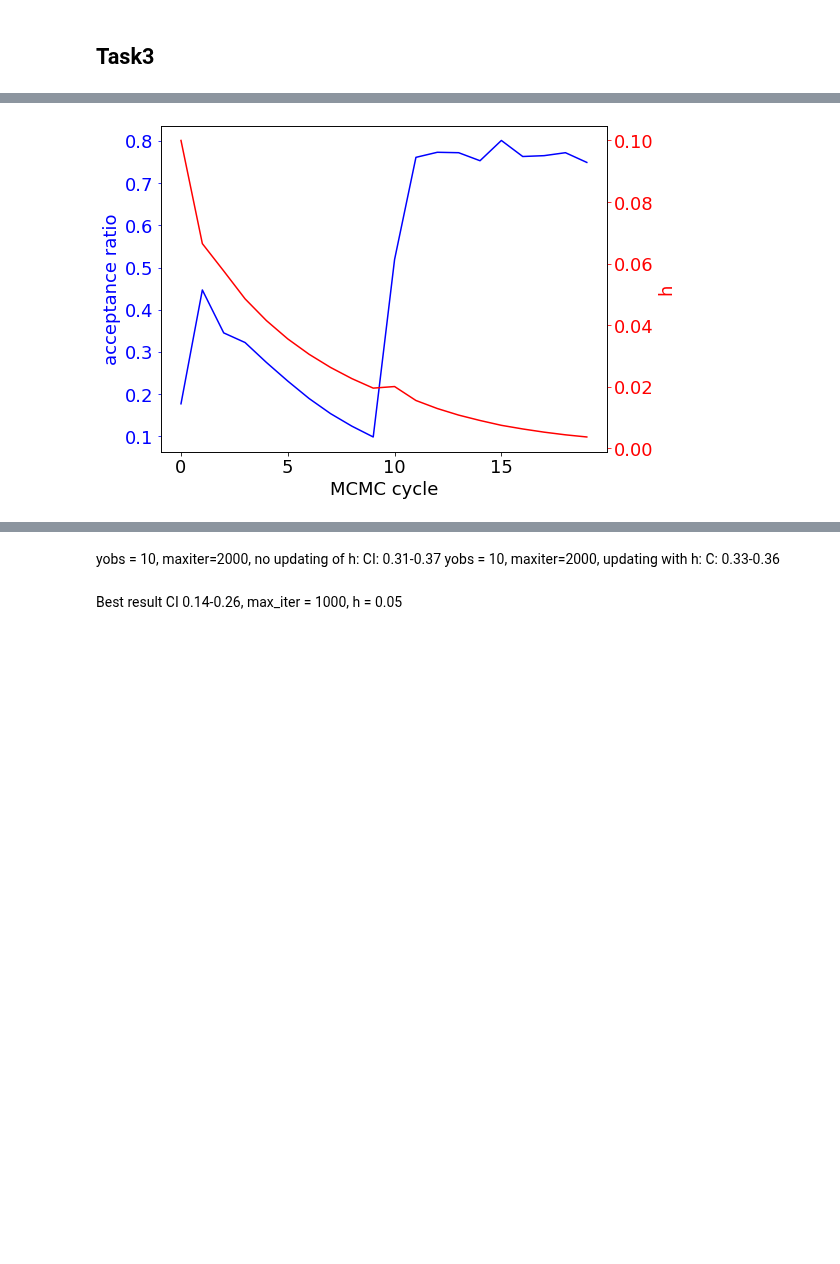
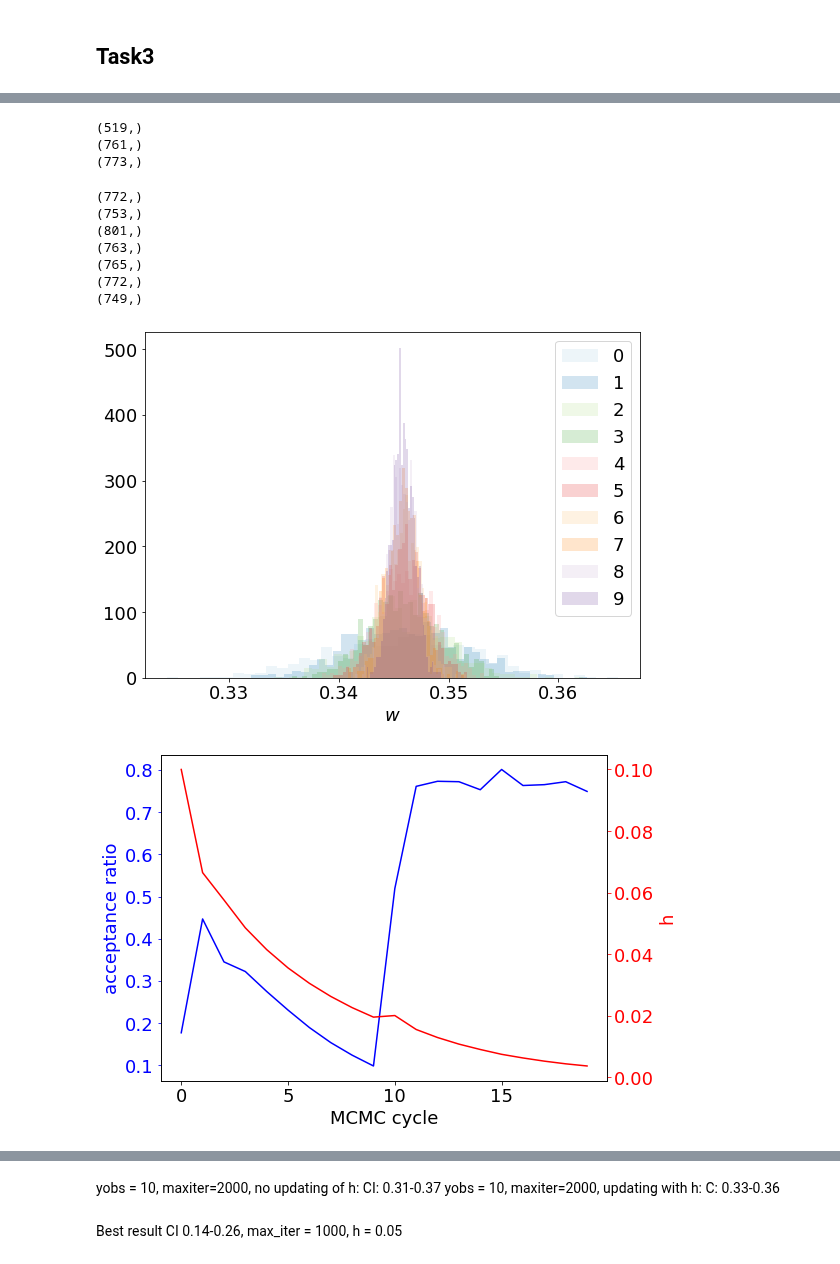
Before and after one commit to elindgren/asam_projects, a Jupyter notebook: Project3/project3_galton_board.ipynb, the cells around one changed output, grey strips where cells are left out. Drawn from its saved outputs; the diff is of its cells as text; code cells hidden in the pictures; blank space fills up the shorter version.

```diff
--- a/Project3/project3_galton_board.ipynb
+++ b/Project3/project3_galton_board.ipynb
@@ -473,0 +549,24 @@ def plot_posterior(ax, alpha, label, iteration, cycles, plot_ci=False):
+# %%
+nDatas = [1, 10, 100, 1000]
+
+statistic = 'NN'
+h = 0.2
+prior = sc.stats.uniform(0,0.5)
+alphas = []
+accs = []
+
+for nData in nDatas:
+    max_iter = int(10000/nData)
+    y_obs,_ = gen_data(nData, alpha = 0.2)
+    alpha, acc, _, prior1 = cycles_MCMC(y_obs, s_std, alpha_std,
+                                         prior=prior, max_iter = max_iter, h=h,
+                                         case=1, cycles=10, plot=False, statistic = statistic)
+    alphas.append(alpha[-1])
+    accs.append(acc)
+# %%
+fig2,ax2 = plt.subplots(figsize=(8,6))
+for i, a in enumerate(nDatas):
+    plot_posterior(ax2, alphas[i], nDatas[i],i,10)
+
+    print(f'{statistic}: {np.mean(alphas[i]):.3f} +- {np.std(alphas[i]):.4f}')
+ax.legend()
@@ -474,11 +583,11 @@ def plot_posterior(ax, alpha, label, iteration, cycles, plot_ci=False):
 # %%
-def cycles_MCMC(y_obs, s_std, alpha_std, prior, max_iter=100, h=0.5, case=1, cycles=1, plot=False):
-    statistic = 'NN'
+def cycles_MCMC(y_obs, s_std, alpha_std, prior, max_iter=100, h=0.5,updateh = True, case=1, cycles=1, plot=False,statistic = 'NN'):
 
     alphas = []
     acc_rat = []
     hs = []
-    fig,ax = plt.subplots(figsize = (8,6))
+    if plot:
+        fig,ax = plt.subplots(figsize = (8,6))
 
     for i in tqdm(range(cycles)):
         if case == 1:
@@ -490,7 +599,7 @@ def cycles_MCMC(y_obs, s_std, alpha_std, prior, max_iter=100, h=0.5, case=1, cyc
         prior = sc.stats.norm(loc=np.mean(alpha), scale=np.std(alpha))
         if plot and (i%5==0 or i==cycles-1):
             plot_posterior(ax, alpha, f'{i}', i, cycles,plot_ci=i==cycles-1)
-        if not i==0:
+        if not i==0 and updateh:
             h = h/(1 + 0.2*(acc_ratio/(acc_rat[-1])))
         hs.append(h)
         acc_rat.append(acc_ratio)
@@ -524,8 +630,8 @@ Generating MCMC1 data
 # %%
 # Then run MCMC 2 with alst post as prior
-nData = 100
-y_obs = gen_exp_data(nData) # Remove these two!
-mcmc2_file = f'saved_structures/mcmc2_nData={nData}_1000.p'
+#nData = 100
+#y_obs = gen_exp_data(nData) # Remove these two!
+mcmc2_file = f'saved_structures/mcmc2_nData={nData}.p'
 if os.path.isfile(mcmc2_file):
     print('Loading pickled MCMC2 data')
     data = pickle.load(open( mcmc2_file, "rb" ))
@@ -544,22 +648,37 @@ Generating MCMC2 data
 # %%
 acc_rat = np.concatenate([acc1, acc2])
 hs = np.concatenate([hs1, hs2])
+
+fig,ax = plt.subplots(figsize=(8,6))
+for i,a in enumerate(alphas2):
+    plot_posterior(ax, a, f'{i}',i,10)
 
 fig, ax = plt.subplots(figsize=(8,6))
 p1, = ax.plot(acc_rat, c='b', label='acceptance ratio')
 ax2 = ax.twinx()
 p2, = ax2.plot(hs, c='r', label='h')
 
 ax2.set_ylabel('h')
 ax.set_ylabel('acceptance ratio')
 ax.set_xlabel('MCMC cycle')
 ax.yaxis.label.set_color(p1.get_color())
 ax2.yaxis.label.set_color(p2.get_color())
 ax.tick_params(axis='y', colors=p1.get_color())
 ax2.tick_params(axis='y', colors=p2.get_color())
 #ax2.set_yscale('log')
 # %% [output]
+(519,)
+(761,)
+(773,)
+(772,)
+(753,)
+(801,)
+(763,)
+(765,)
+(772,)
+(749,)
-[figure, old version]
+[figure, new version]
+[figure, added]
 # %%
 print(np.mean(alphas2[-1]), np.std(alphas2[-1]))
 print(f'CI for alpha: {np.mean(alphas2[-1]):.3f} +- {np.std(alphas2[-1]):.4f}')
```
Also changed, not shown: parts of 21 cells of this notebook.
